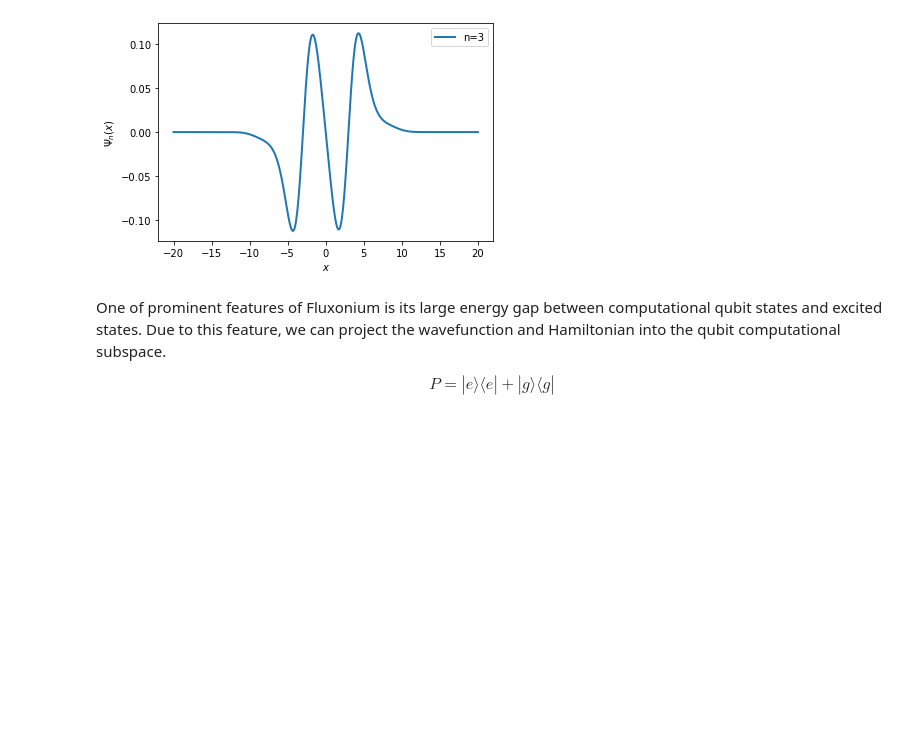
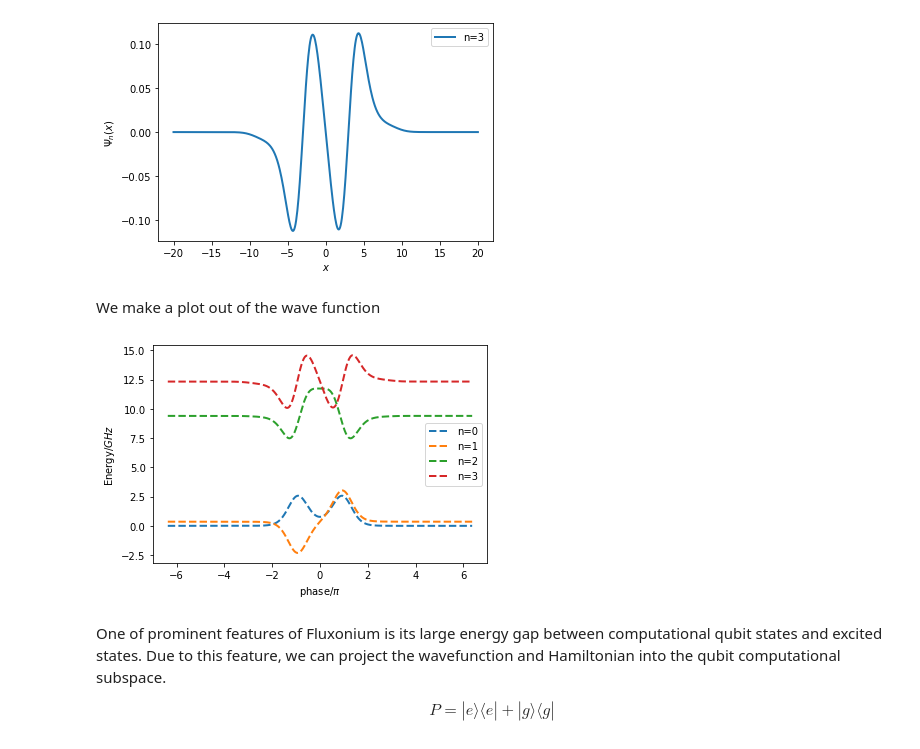
Before and after one commit to jeffreyyao128/qoptimize, a Jupyter notebook: Fluxonium.ipynb, the cells around one changed output. Cells and saved outputs as stored; diff of their text form; code cells hidden in the pictures; blank space fills up the shorter version.

```diff
--- a/Fluxonium.ipynb
+++ b/Fluxonium.ipynb
@@ -71,6 +71,19 @@ E = 9.393537579794367
 [figure]
 E = 12.325127075462559
 [figure]
+# %% [markdown]
+We make a plot out of the wave function
+# %%
+for n in range(nlowest):
+    dE = w[n]-w[0]
+    plt.plot(xmesh/jnp.pi, v[:,n]*20+dE,'--', label='n=%g'%(n), lw=2)
+
+plt.xlabel('phase/$\pi$')
+plt.ylabel('Energy/$GHz$')
+plt.legend()
+plt.show()
+# %% [output]
+[figure, added]
 # %% [markdown]
 One of prominent features of Fluxonium is its large energy gap between computational qubit states and excited states. Due to this feature, we can project the wavefunction and Hamiltonian into the qubit computational subspace.
 
```
Also changed, not shown: parts of 23 cells of this notebook, 1 other file.
